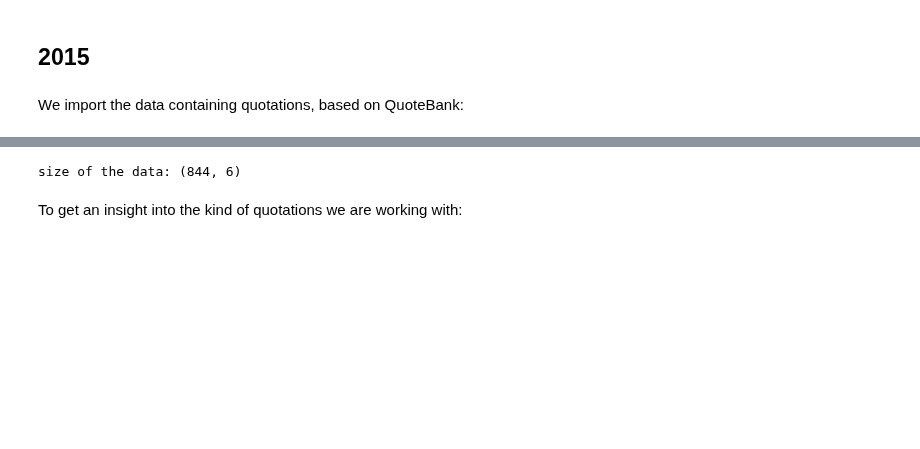
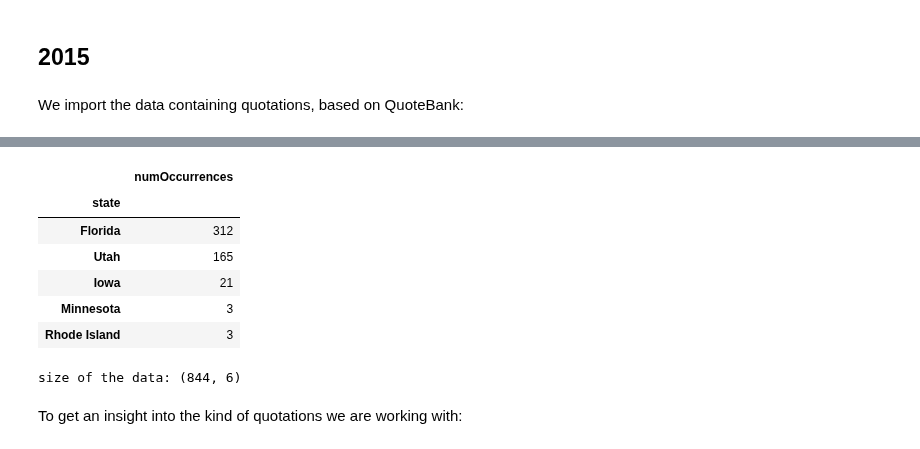
Before and after one commit to epfl-ada/ada-2021-project-ada_group_project, a Jupyter notebook: basic_exploration.ipynb, the cells around one changed output, grey strips where cells are left out. Drawn from its saved outputs; the diff is of its cells as text; code cells hidden in the pictures; blank space fills up the shorter version.

```diff
--- a/basic_exploration.ipynb
+++ b/basic_exploration.ipynb
@@ -87,3 +86,13 @@ merged.to_csv(path_or_buf="data/merged2015.csv", sep=';', index=True)
+# %%
+merged2015.sample(5)
+# %% [output]
+|  | numOccurrences |
+| state |  |
+| Florida | 312 |
+| Utah | 165 |
+| Iowa | 21 |
+| Minnesota | 3 |
+| Rhode Island | 3 |
 # %%
 print("size of the data:",merged.shape)
 # %% [output]
```
Also changed, not shown: parts of 12 cells of this notebook.
